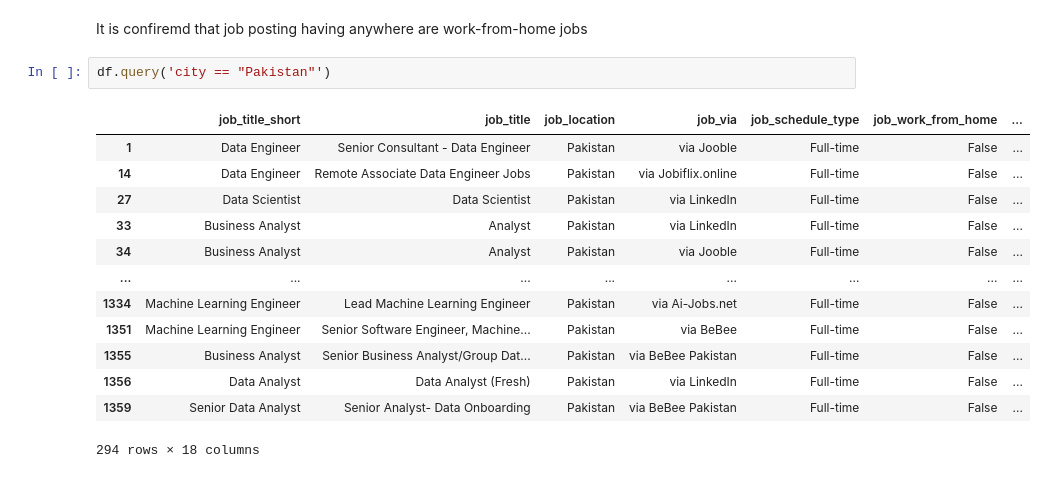
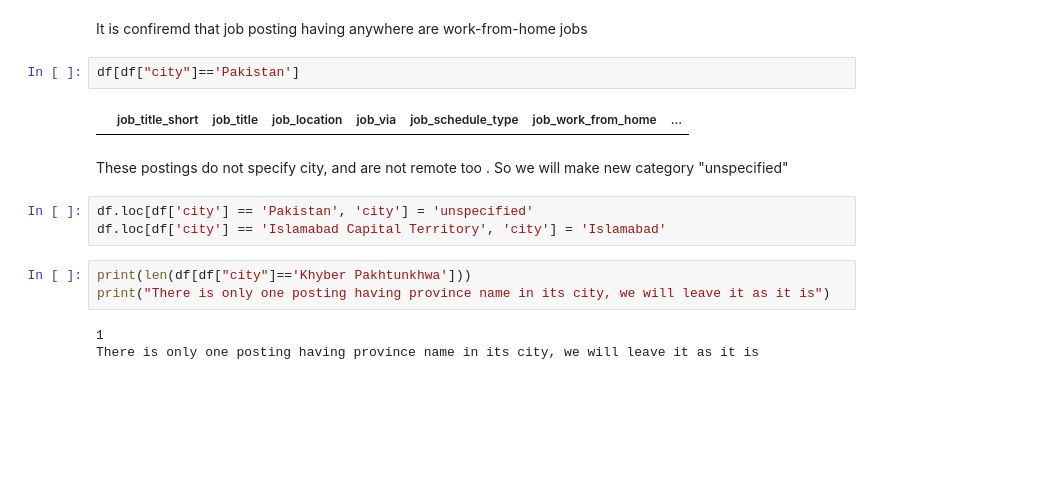
Before and after one commit to johnramal/data_jobs_pak, a Jupyter notebook: 7_detailed_analysis_pak.ipynb, the cells around one changed output. Saved outputs shown, nothing was run; the diff lists cells and outputs as text; blank space fills up the shorter version.

```diff
--- a/7_detailed_analysis_pak.ipynb
+++ b/7_detailed_analysis_pak.ipynb
@@ -84,18 +84,17 @@ array([ True])
 # %% [markdown]
 It is confiremd that job posting having anywhere are work-from-home jobs
 # %%
-df.query('city == "Pakistan"')
+df[df["city"]=='Pakistan']
 # %% [output]
 |  | job_title_short | job_title | job_location | job_via | job_schedule_type | job_work_from_home | ... |
-| 1 | Data Engineer | Senior Consultant - Data Engineer | Pakistan | via Jooble | Full-time | False | ... |
-| 14 | Data Engineer | Remote Associate Data Engineer Jobs | Pakistan | via Jobiflix.online | Full-time | False | ... |
-| 27 | Data Scientist | Data Scientist | Pakistan | via LinkedIn | Full-time | False | ... |
-| 33 | Business Analyst | Analyst | Pakistan | via LinkedIn | Full-time | False | ... |
-| 34 | Business Analyst | Analyst | Pakistan | via Jooble | Full-time | False | ... |
-| ... | ... | ... | ... | ... | ... | ... | ... |
-| 1334 | Machine Learning Engineer | Lead Machine Learning Engineer | Pakistan | via Ai-Jobs.net | Full-time | False | ... |
-| 1351 | Machine Learning Engineer | Senior Software Engineer, Machine... | Pakistan | via BeBee | Full-time | False | ... |
-| 1355 | Business Analyst | Senior Business Analyst/Group Dat... | Pakistan | via BeBee Pakistan | Full-time | False | ... |
-| 1356 | Data Analyst | Data Analyst (Fresh) | Pakistan | via LinkedIn | Full-time | False | ... |
-| 1359 | Senior Data Analyst | Senior Analyst- Data Onboarding | Pakistan | via BeBee Pakistan | Full-time | False | ... |
-294 rows × 18 columns
+# %% [markdown]
+These postings do not specify city, and are not remote too . So we will make new category "unspecified"
+# %%
+df.loc[df['city'] == 'Pakistan', 'city'] = 'unspecified'
+df.loc[df['city'] == 'Islamabad Capital Territory', 'city'] = 'Islamabad'
+# %%
+print(len(df[df["city"]=='Khyber Pakhtunkhwa']))
+print("There is only one posting having province name in its city, we will leave it as it is")
+# %% [output]
+1
+There is only one posting having province name in its city, we will leave it as it is
```
Also changed, not shown: parts of 6 cells of this notebook, 3 other files.
